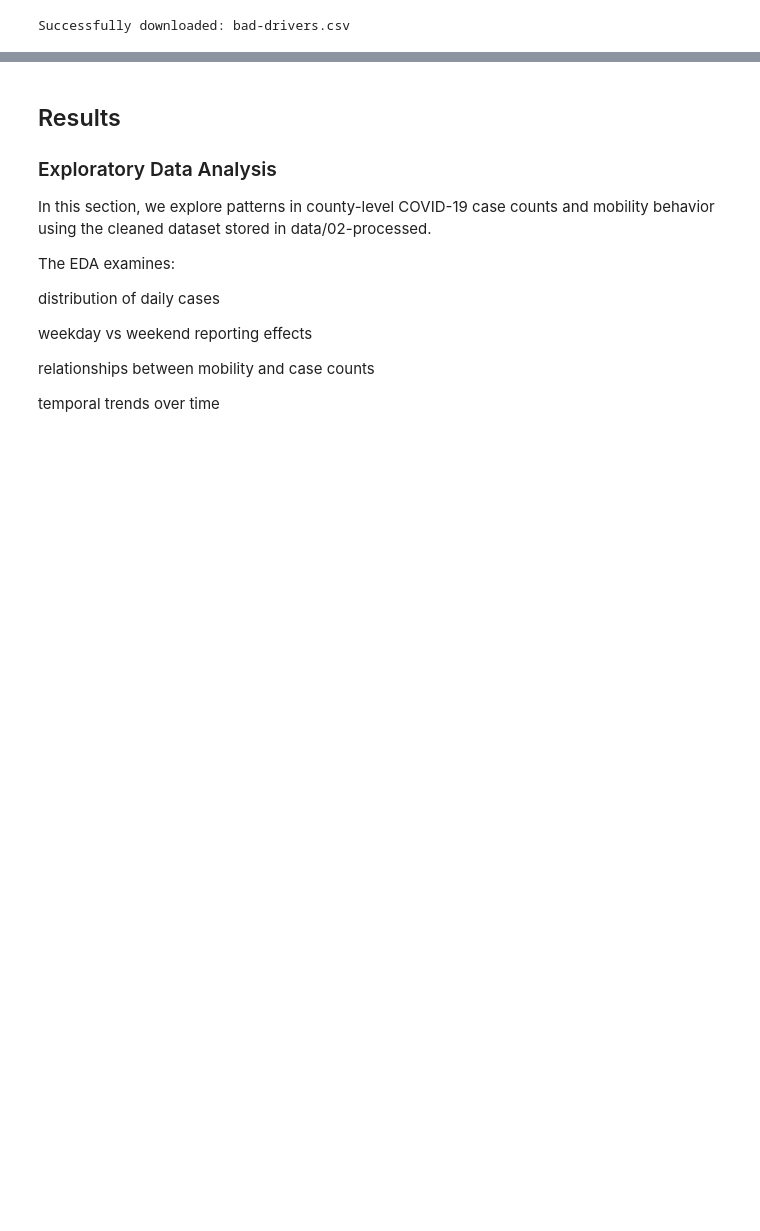
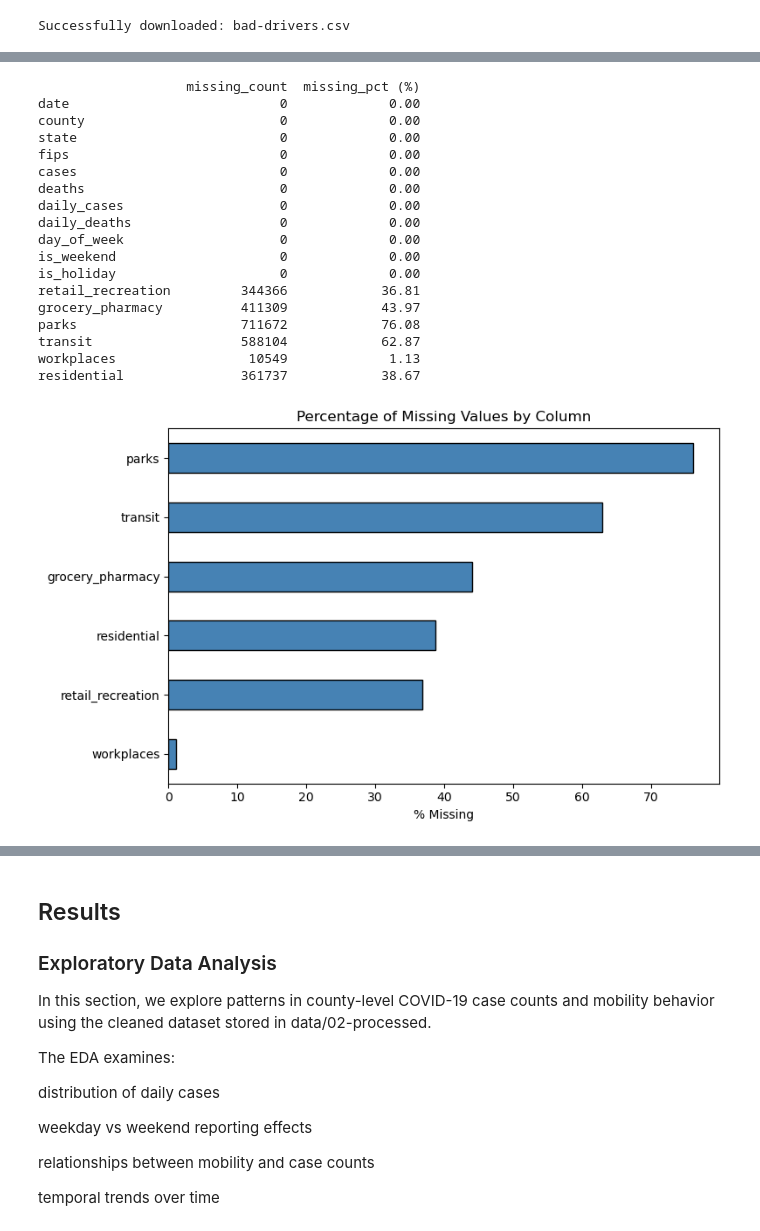
Before and after one commit to COGS108/Group007_WI26, a Jupyter notebook: 02-EDACheckpoint.ipynb, the cells around one changed output, grey strips where cells are left out. Cells and saved outputs as stored; diff of their text form; code cells hidden in the pictures; blank space fills up the shorter version.

```diff
--- a/02-EDACheckpoint.ipynb
+++ b/02-EDACheckpoint.ipynb
@@ -104,0 +121,14 @@ Instructions: REPLACE the contents of this cell and the one below with your work
+# %%
+import pandas as pd
+import numpy as np
+import matplotlib.pyplot as plt
+import os
+
+# Load the raw integrated dataset from Google Drive
+url = "https://drive.google.com/uc?export=download&id=1hQwLJdeMyXGf2Fp0xEBXQrcj8sZsRYca"
+df = pd.read_csv(url)
+
+# Show size of dataset
+print('Dataset shape:', df.shape)
+print('Columns:', list(df.columns))
+df.head()
@@ -104,0 +144,6 @@ Instructions: REPLACE the contents of this cell and the one below with your work
+# %%
+# Check data types and convert date column
+print(df.dtypes)
+df['date'] = pd.to_datetime(df['date'])
+print('Date range:', df['date'].min(), 'to', df['date'].max())
+print('Unique counties:', df['fips'].nunique())
@@ -104,0 +171,38 @@ Instructions: REPLACE the contents of this cell and the one below with your work
+# %%
+# Check for missing values
+missing_count = df.isnull().sum()
+missing_pct = (df.isnull().mean() * 100).round(2)
+missing_df = pd.DataFrame({'missing_count': missing_count, 'missing_pct (%)': missing_pct})
+print(missing_df)
+
+# Visualize missingness
+cols_with_missing = missing_pct[missing_pct > 0]
+if len(cols_with_missing) > 0:
+    plt.figure(figsize=(8, 5))
+    cols_with_missing.sort_values().plot(kind='barh', color='steelblue', edgecolor='black')
+    plt.xlabel('% Missing')
+    plt.title('Percentage of Missing Values by Column')
+    plt.tight_layout()
+    plt.show()
+else:
+    print('No missing values found.')
+# %% [output]
+                   missing_count  missing_pct (%)
+date                           0             0.00
+county                         0             0.00
+state                          0             0.00
+fips                           0             0.00
+cases                          0             0.00
+deaths                         0             0.00
+daily_cases                    0             0.00
+daily_deaths                   0             0.00
+day_of_week                    0             0.00
+is_weekend                     0             0.00
+is_holiday                     0             0.00
+retail_recreation         344366            36.81
+grocery_pharmacy          411309            43.97
+parks                     711672            76.08
+transit                   588104            62.87
+workplaces                 10549             1.13
+residential               361737            38.67
+[figure, added]
```
Also changed, not shown: parts of 17 cells of this notebook.
